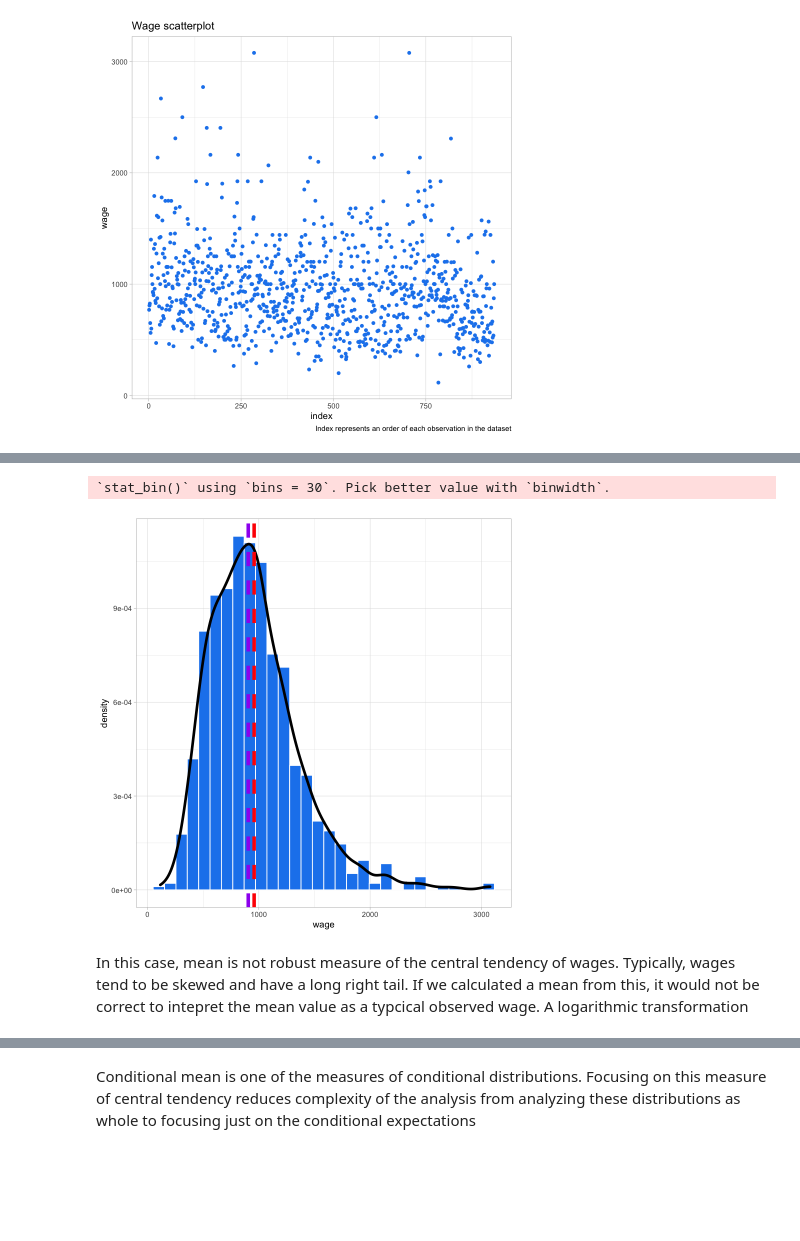
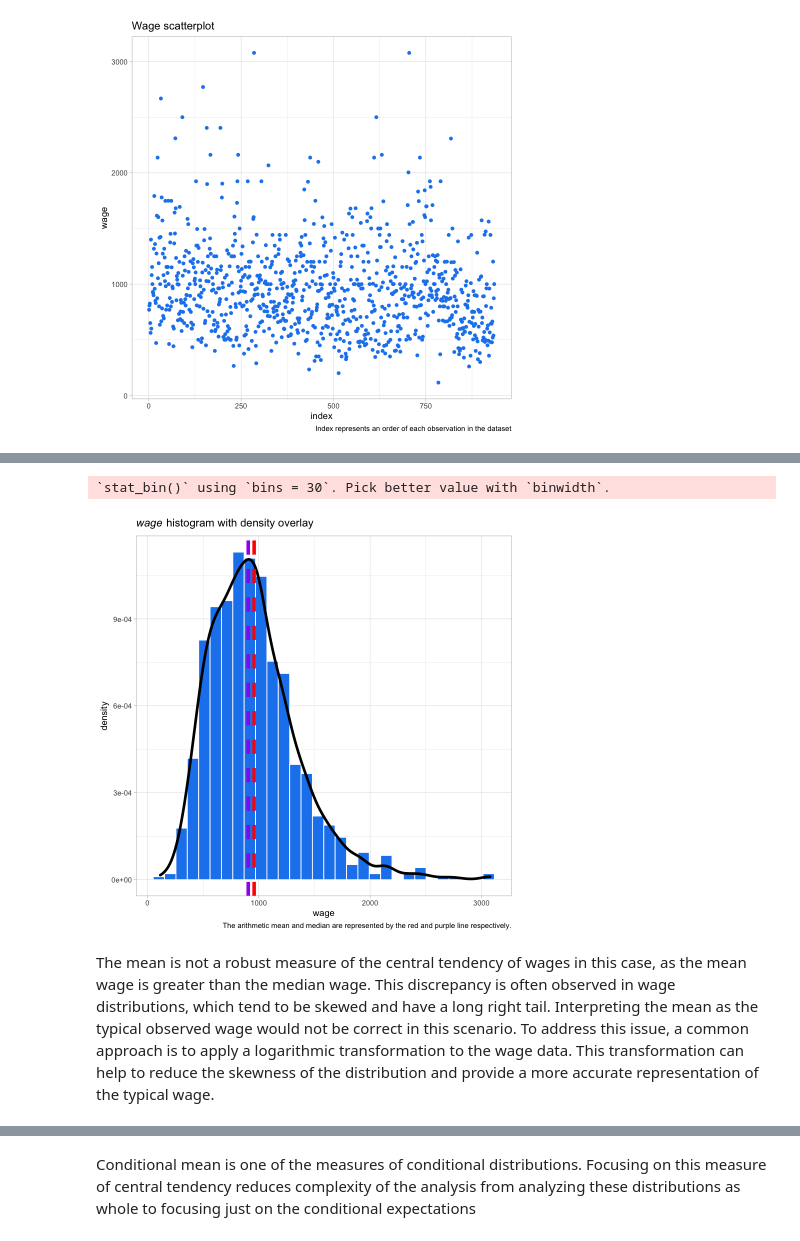
Before and after one commit to KavrikDominik/4EK621, a Jupyter notebook: week_1/week_1.ipynb, the cells around one changed output, grey strips where cells are left out. Saved outputs shown, nothing was run; the diff lists cells and outputs as text; code cells hidden in the pictures; blank space fills up the shorter version.

```diff
--- a/week_1/week_1.ipynb
+++ b/week_1/week_1.ipynb
@@ -23,17 +64,19 @@ theme_light()
 # %%
 data %>%
-mutate(black = as.factor(black)) %>%
-ggplot(aes(x = wage))+
-geom_histogram(aes(y=..density..), fill = "dodgerblue2", colour = "white")+
-geom_density(lwd=1.5)+
-geom_vline(aes(xintercept = mean(wage)), colour = "red", lty = "dashed", lwd = 2)+
-geom_vline(aes(xintercept = median(wage)), colour = "purple", lty = "dashed", lwd = 2)+
+ggplot(aes(x = wage)) +
+geom_histogram(aes(y=..density..), fill = "dodgerblue2", colour = "white") +
+geom_density(lwd=1.5) +
+geom_vline(aes(xintercept = mean(wage)), colour = "red", lty = "dashed", lwd = 2) +
+geom_vline(aes(xintercept = median(wage)), colour = "purple", lty = "dashed", lwd = 2) +
+ggtitle(expression(
+        paste(italic("wage"), " histogram with density overlay")))+
+labs(caption = "The arithmetic mean and median are represented by the red and purple line respectively.") +
 theme_light()
 # %% [output]
 `stat_bin()` using `bins = 30`. Pick better value with `binwidth`.
-[figure, old version]
+[figure, new version]
 # %% [markdown]
-In this case, mean is not robust measure of the central tendency of wages. Typically, wages tend to be skewed and have a long right tail. If we calculated a mean from this, it would not be correct to intepret the mean value as a typcical observed wage. A logarithmic transformation
+The mean is not a robust measure of the central tendency of wages in this case, as the mean wage is greater than the median wage. This discrepancy is often observed in wage distributions, which tend to be skewed and have a long right tail. Interpreting the mean as the typical observed wage would not be correct in this scenario. To address this issue, a common approach is to apply a logarithmic transformation to the wage data. This transformation can help to reduce the skewness of the distribution and provide a more accurate representation of the typical wage.
 # %%
 data %>%
 mutate(black = as.factor(black)) %>%
```
Also changed, not shown: parts of 28 cells of this notebook, 1 other file.
